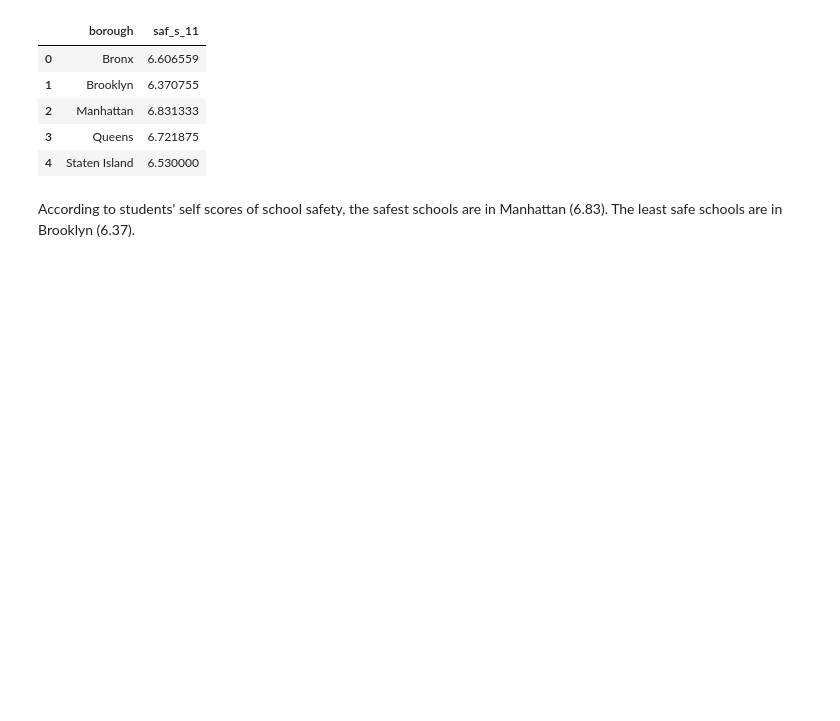
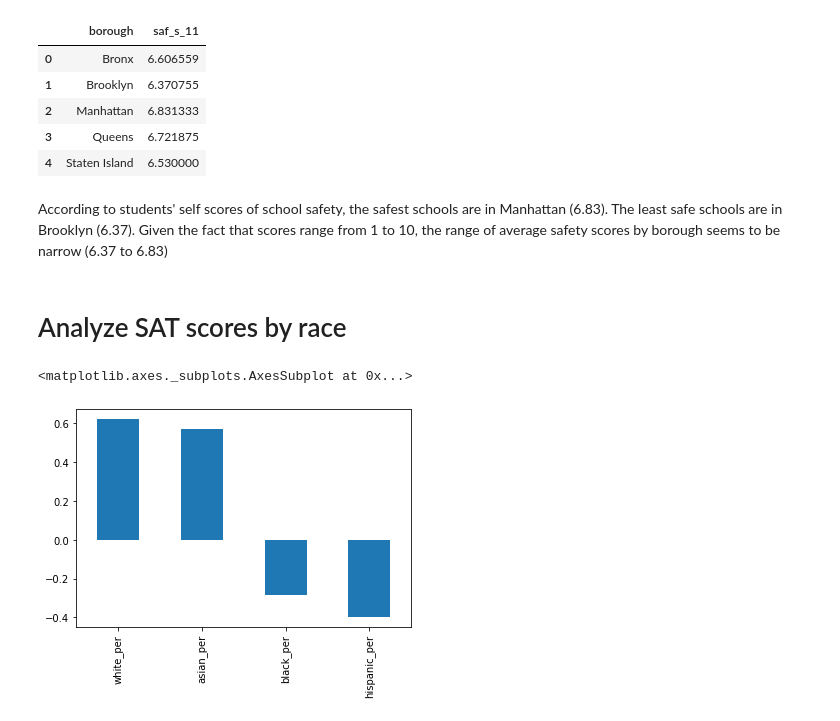
Before and after one commit to IS-87/DataQuest_NYC_schools, a Jupyter notebook: Schools.ipynb, the cells around one changed output. Saved outputs shown, nothing was run; the diff lists cells and outputs as text; code cells hidden in the pictures; blank space fills up the shorter version.

```diff
--- a/Schools.ipynb
+++ b/Schools.ipynb
@@ -281,4 +241,17 @@ safety_scores_by_district
 | 3 | Queens | 6.721875 |
 | 4 | Staten Island | 6.530000 |
 # %% [markdown]
-According to students' self scores of school safety, the safest schools are in Manhattan (6.83). The least safe schools are in Brooklyn (6.37).
+According to students' self scores of school safety, the safest schools are in Manhattan (6.83). The least safe schools are in Brooklyn (6.37). Given the fact that scores range from 1 to 10, the range of average safety scores by borough seems to be narrow (6.37 to 6.83)
+# %% [markdown]
+# Analyze SAT scores by race
+# %%
+safety_scores_by_race = combined[['white_per', 'asian_per', 'black_per', 'hispanic_per', 'sat_score']]
+# %%
+safety_scores_by_race = safety_scores_by_race.corr()['sat_score']
+# %%
+safety_scores_by_race.drop('sat_score', inplace=True)
+# %%
+safety_scores_by_race.plot(kind='bar')
+# %% [output]
+<matplotlib.axes._subplots.AxesSubplot at 0x...>
+[figure, added]
```
Also changed, not shown: parts of 26 cells of this notebook.
